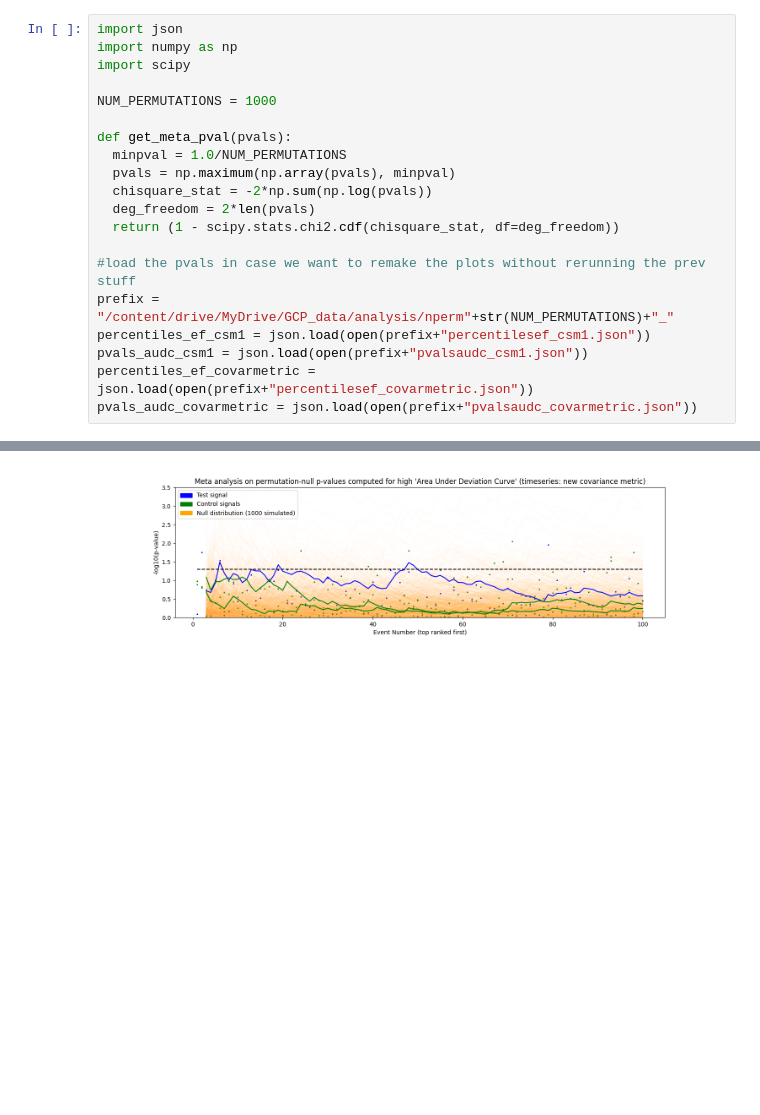
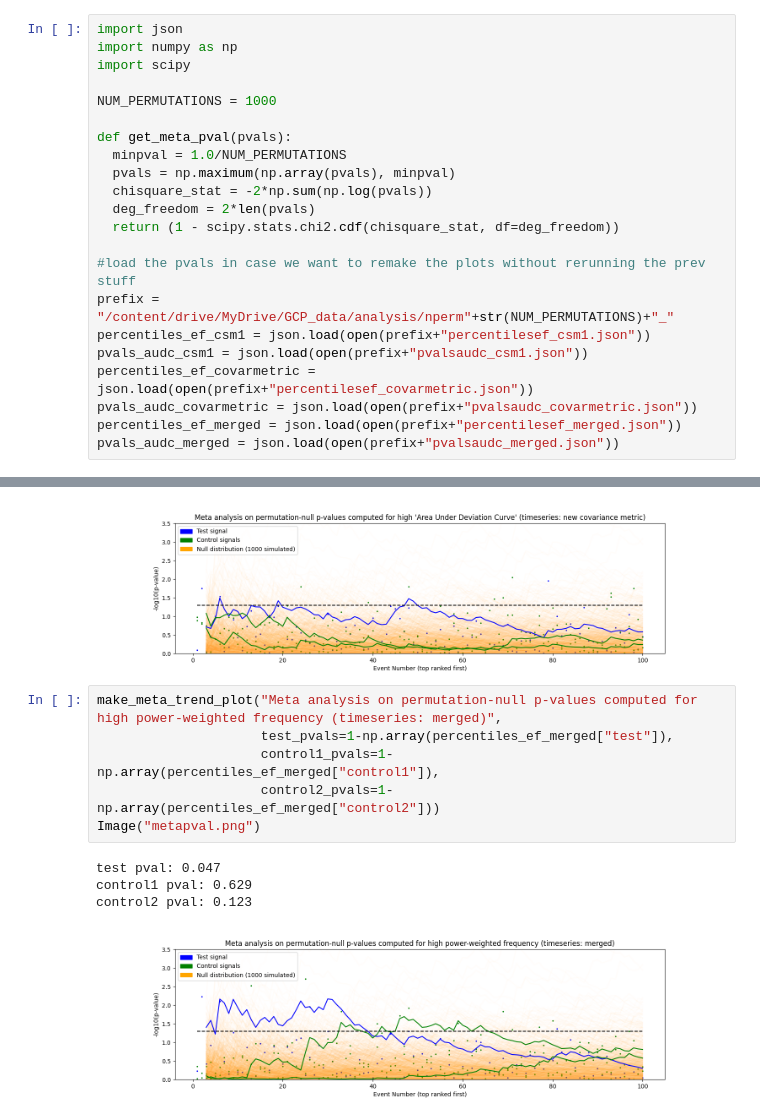
Before and after one commit to AvantiShri/gcp_analysis, a Jupyter notebook: newcovarmetric_BulkAnalyze_powerspectrum.ipynb, the cells around one changed output, grey strips where cells are left out. Drawn from its saved outputs; the diff is of its cells as text; blank space fills up the shorter version.

```diff
--- a/newcovarmetric_BulkAnalyze_powerspectrum.ipynb
+++ b/newcovarmetric_BulkAnalyze_powerspectrum.ipynb
@@ -243,6 +273,8 @@ percentiles_ef_csm1 = json.load(open(prefix+"percentilesef_csm1.json"))
 pvals_audc_csm1 = json.load(open(prefix+"pvalsaudc_csm1.json"))
 percentiles_ef_covarmetric = json.load(open(prefix+"percentilesef_covarmetric.json"))
 pvals_audc_covarmetric = json.load(open(prefix+"pvalsaudc_covarmetric.json"))
+percentiles_ef_merged = json.load(open(prefix+"percentilesef_merged.json"))
+pvals_audc_merged = json.load(open(prefix+"pvalsaudc_merged.json"))
 # %%
 import matplotlib
 from matplotlib import pyplot as plt
@@ -366,3 +398,14 @@ test pval: 0.178
 control1 pval: 0.642
 control2 pval: 0.357
 [figure]
+# %%
+make_meta_trend_plot("Meta analysis on permutation-null p-values computed for high power-weighted frequency (timeseries: merged)",
+                     test_pvals=1-np.array(percentiles_ef_merged["test"]),
+                     control1_pvals=1-np.array(percentiles_ef_merged["control1"]),
+                     control2_pvals=1-np.array(percentiles_ef_merged["control2"]))
+Image("metapval.png")
+# %% [output]
+test pval: 0.047
+control1 pval: 0.629
+control2 pval: 0.123
+[figure, added]
```
Also changed, not shown: parts of 5 cells of this notebook.
